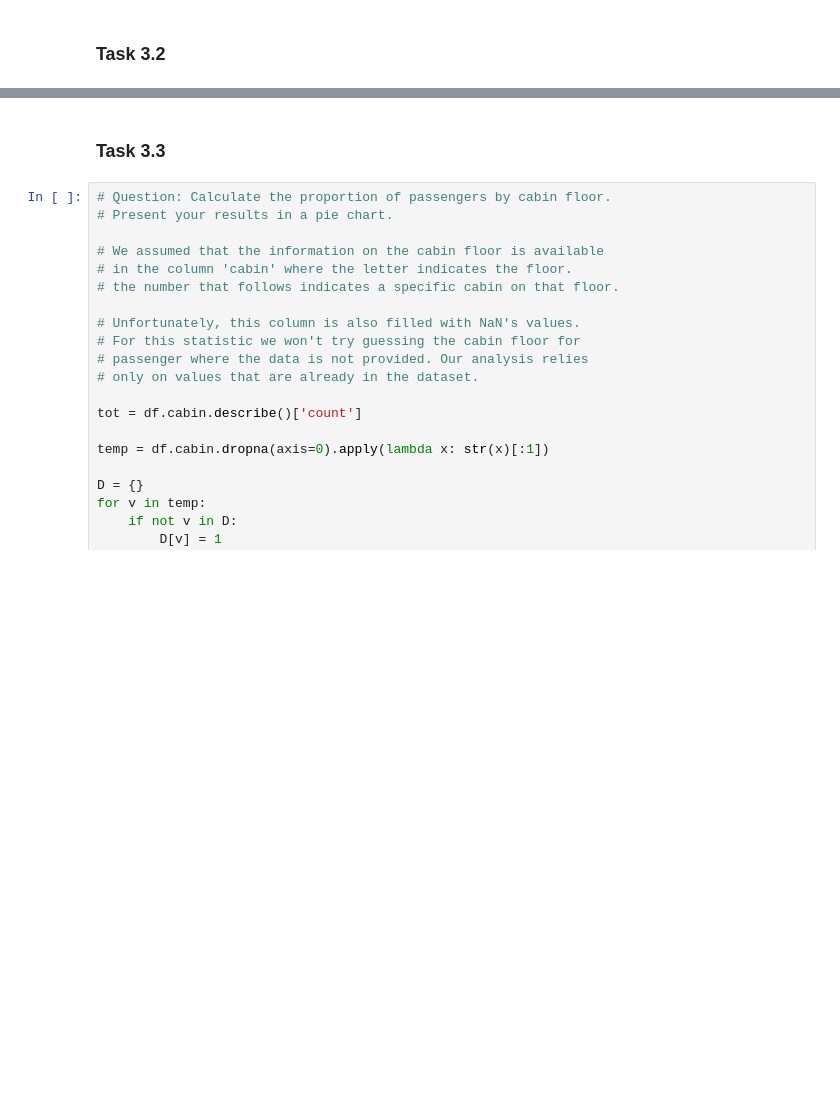
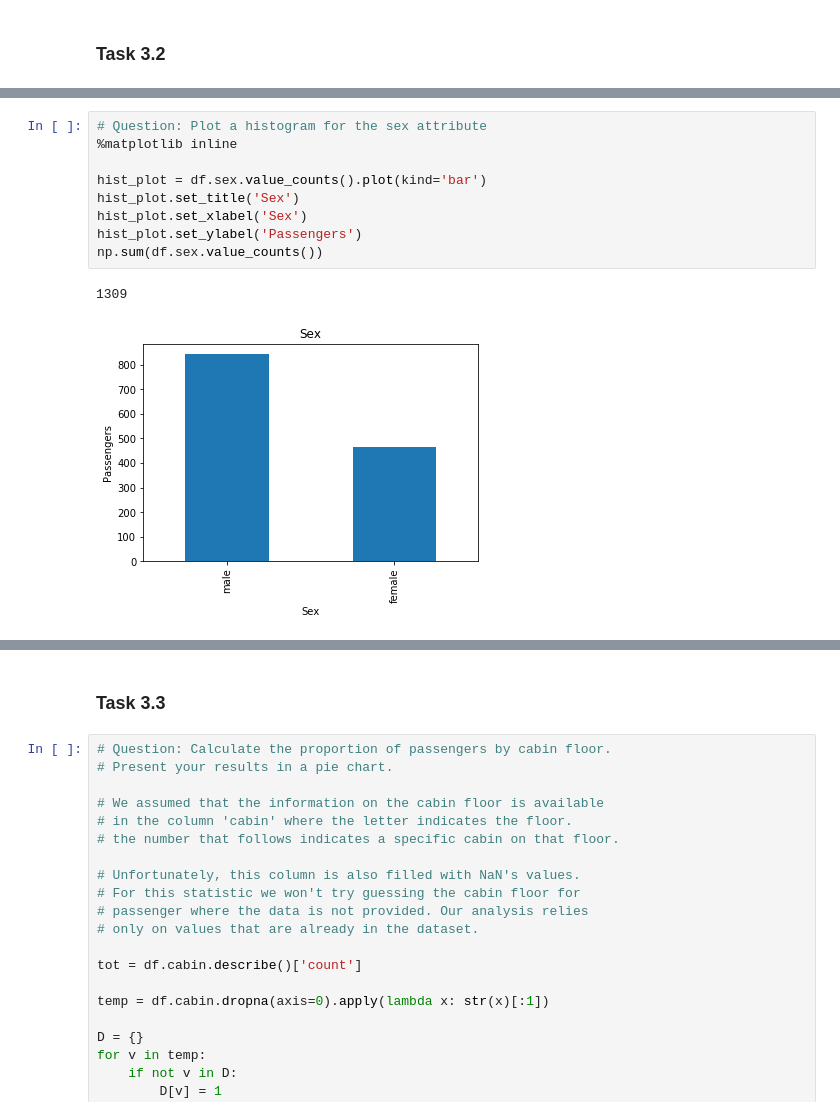
Before and after one commit to denhardt/ADA2017_GroupWork, a Jupyter notebook: 01 - Pandas and Data Wrangling/Homework 1.ipynb, the cells around one changed output, grey strips where cells are left out. Drawn from its saved outputs; the diff is of its cells as text; blank space fills up the shorter version.

```diff
--- a/01 - Pandas and Data Wrangling/Homework 1.ipynb
+++ b/01 - Pandas and Data Wrangling/Homework 1.ipynb
@@ -138 +166,13 @@ Int64Index([1, 2, 3], dtype='int64')
+# %%
+# Question: Plot a histogram for the sex attribute
+%matplotlib inline
+
+hist_plot = df.sex.value_counts().plot(kind='bar')
+hist_plot.set_title('Sex')
+hist_plot.set_xlabel('Sex')
+hist_plot.set_ylabel('Passengers')
+np.sum(df.sex.value_counts())
+# %% [output]
+1309
+[figure, added]
 # %%
```
Also changed, not shown: parts of 11 cells of this notebook.
